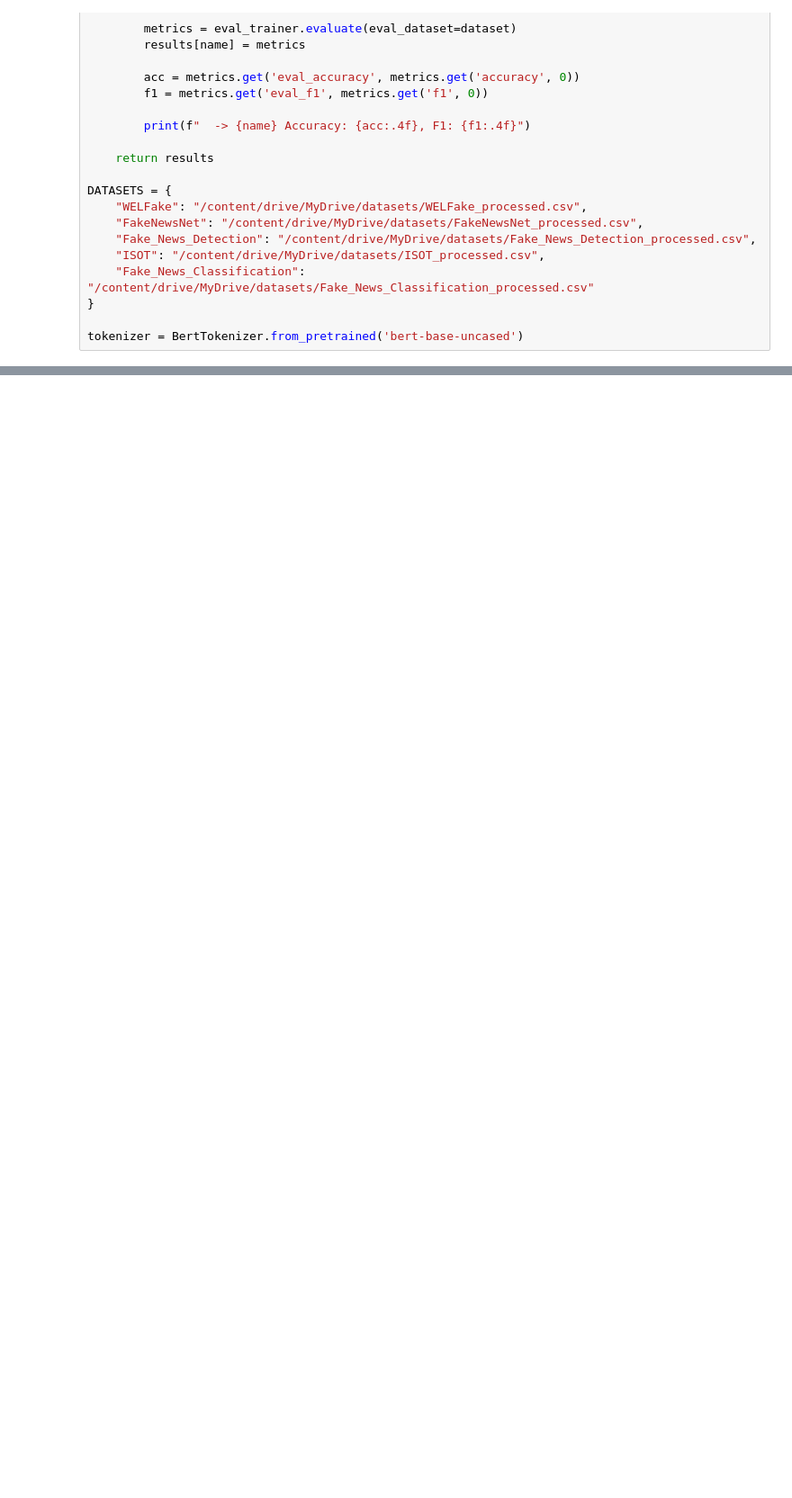
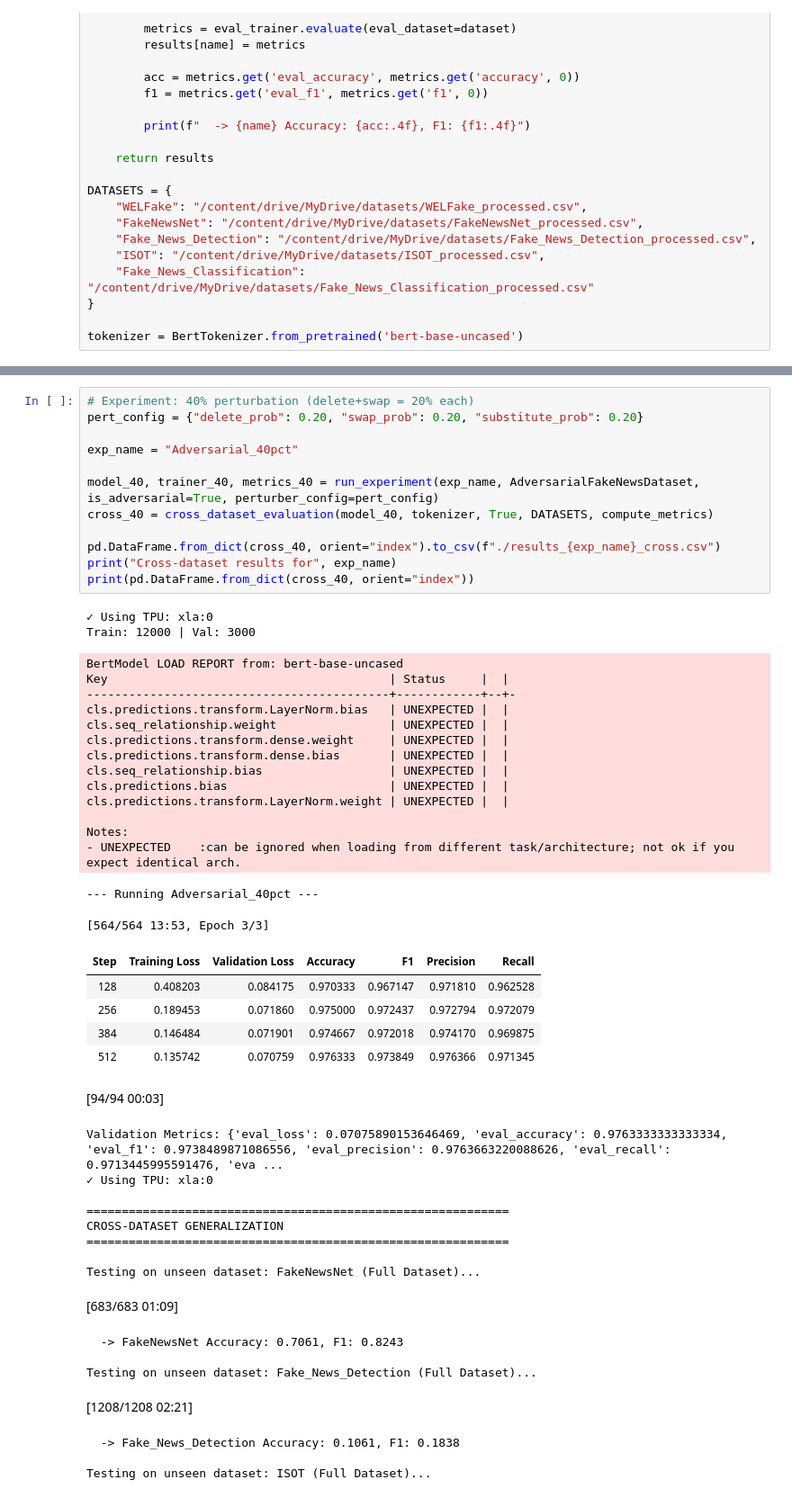
Before and after one commit to sadjordan/Detecting-Fake-News-with-Deep-Learning, a Jupyter notebook: Code/dataset_processing/Proposed_Model_Adversarial_BERT.ipynb, the cells around one changed output, grey strips where cells are left out. Shown at 90% size. Cells and saved outputs as stored; diff of their text form; blank space fills up the shorter version.

```diff
--- a/Code/dataset_processing/Proposed_Model_Adversarial_BERT.ipynb
+++ b/Code/dataset_processing/Proposed_Model_Adversarial_BERT.ipynb
@@ -719,0 +831,52 @@ Testing on unseen dataset: Fake_News_Classification (Full Dataset)...
+# %%
+# Experiment: 40% perturbation (delete+swap = 20% each)
+pert_config = {"delete_prob": 0.20, "swap_prob": 0.20, "substitute_prob": 0.20}
+
+exp_name = "Adversarial_40pct"
+
+model_40, trainer_40, metrics_40 = run_experiment(exp_name, AdversarialFakeNewsDataset, is_adversarial=True, perturber_config=pert_config)
+cross_40 = cross_dataset_evaluation(model_40, tokenizer, True, DATASETS, compute_metrics)
+
+pd.DataFrame.from_dict(cross_40, orient="index").to_csv(f"./results_{exp_name}_cross.csv")
+print("Cross-dataset results for", exp_name)
+print(pd.DataFrame.from_dict(cross_40, orient="index"))
+# %% [output]
+✓ Using TPU: xla:0
+Train: 12000 | Val: 3000
+BertModel LOAD REPORT from: bert-base-uncased
+Key                                        | Status     |  |
+-------------------------------------------+------------+--+-
+cls.predictions.transform.LayerNorm.bias   | UNEXPECTED |  |
+cls.seq_relationship.weight                | UNEXPECTED |  |
+cls.predictions.transform.dense.weight     | UNEXPECTED |  |
+cls.predictions.transform.dense.bias       | UNEXPECTED |  |
+cls.seq_relationship.bias                  | UNEXPECTED |  |
+cls.predictions.bias                       | UNEXPECTED |  |
+cls.predictions.transform.LayerNorm.weight | UNEXPECTED |  |
+
+Notes:
+- UNEXPECTED    :can be ignored when loading from different task/architecture; not ok if you expect identical arch.
+--- Running Adversarial_40pct ---
+[564/564 13:53, Epoch 3/3]
+| Step | Training Loss | Validation Loss | Accuracy | F1 | Precision | Recall |
+| 128 | 0.408203 | 0.084175 | 0.970333 | 0.967147 | 0.971810 | 0.962528 |
+| 256 | 0.189453 | 0.071860 | 0.975000 | 0.972437 | 0.972794 | 0.972079 |
+| 384 | 0.146484 | 0.071901 | 0.974667 | 0.972018 | 0.974170 | 0.969875 |
+| 512 | 0.135742 | 0.070759 | 0.976333 | 0.973849 | 0.976366 | 0.971345 |
+[94/94 00:03]
+Validation Metrics: {'eval_loss': 0.07075890153646469, 'eval_accuracy': 0.9763333333333334, 'eval_f1': 0.9738489871086556, 'eval_precision': 0.9763663220088626, 'eval_recall': 0.9713445995591476, 'eva ...
+✓ Using TPU: xla:0
+
+============================================================
+CROSS-DATASET GENERALIZATION
+============================================================
+
+Testing on unseen dataset: FakeNewsNet (Full Dataset)...
+[683/683 01:09]
+  -> FakeNewsNet Accuracy: 0.7061, F1: 0.8243
+
+Testing on unseen dataset: Fake_News_Detection (Full Dataset)...
+[1208/1208 02:21]
+  -> Fake_News_Detection Accuracy: 0.1061, F1: 0.1838
+
+Testing on unseen dataset: ISOT (Full Dataset)...
```
Also changed, not shown: parts of 15 cells of this notebook, 3 other files.
